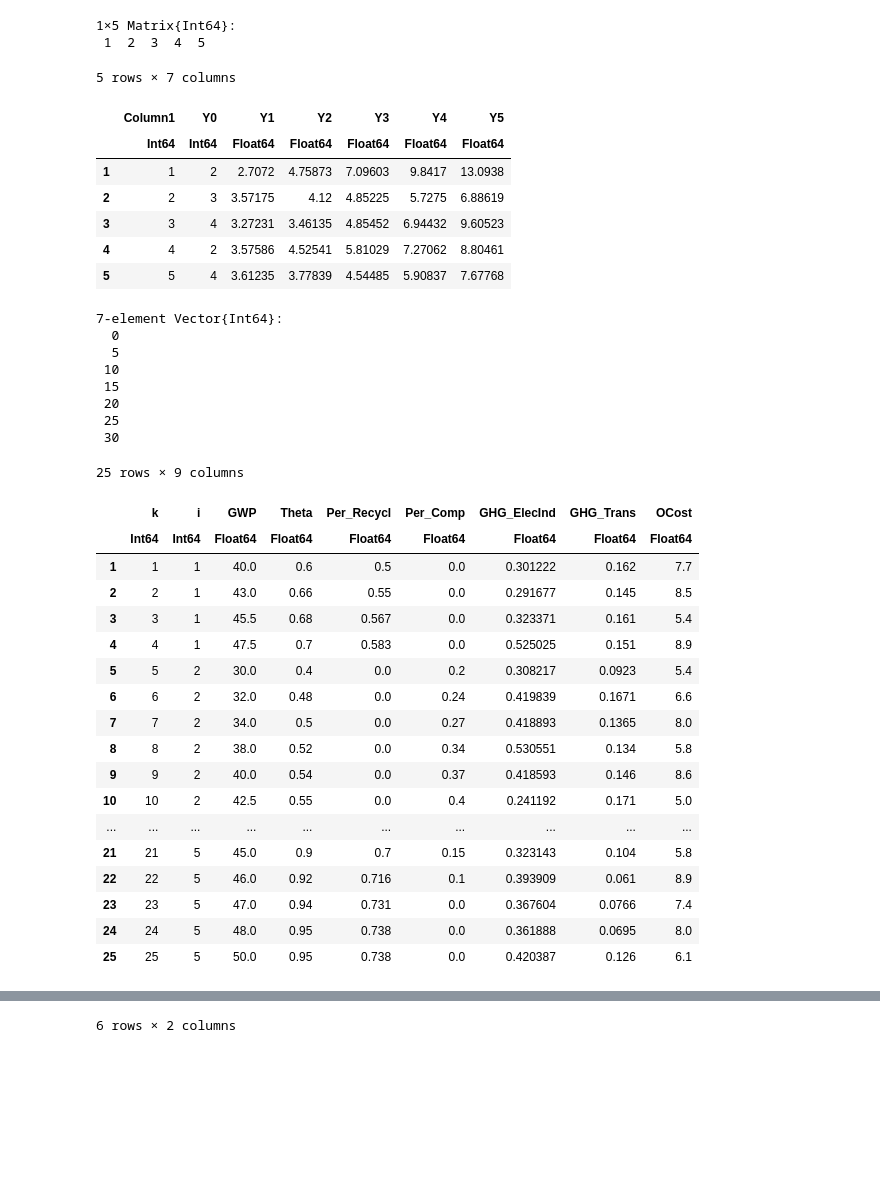
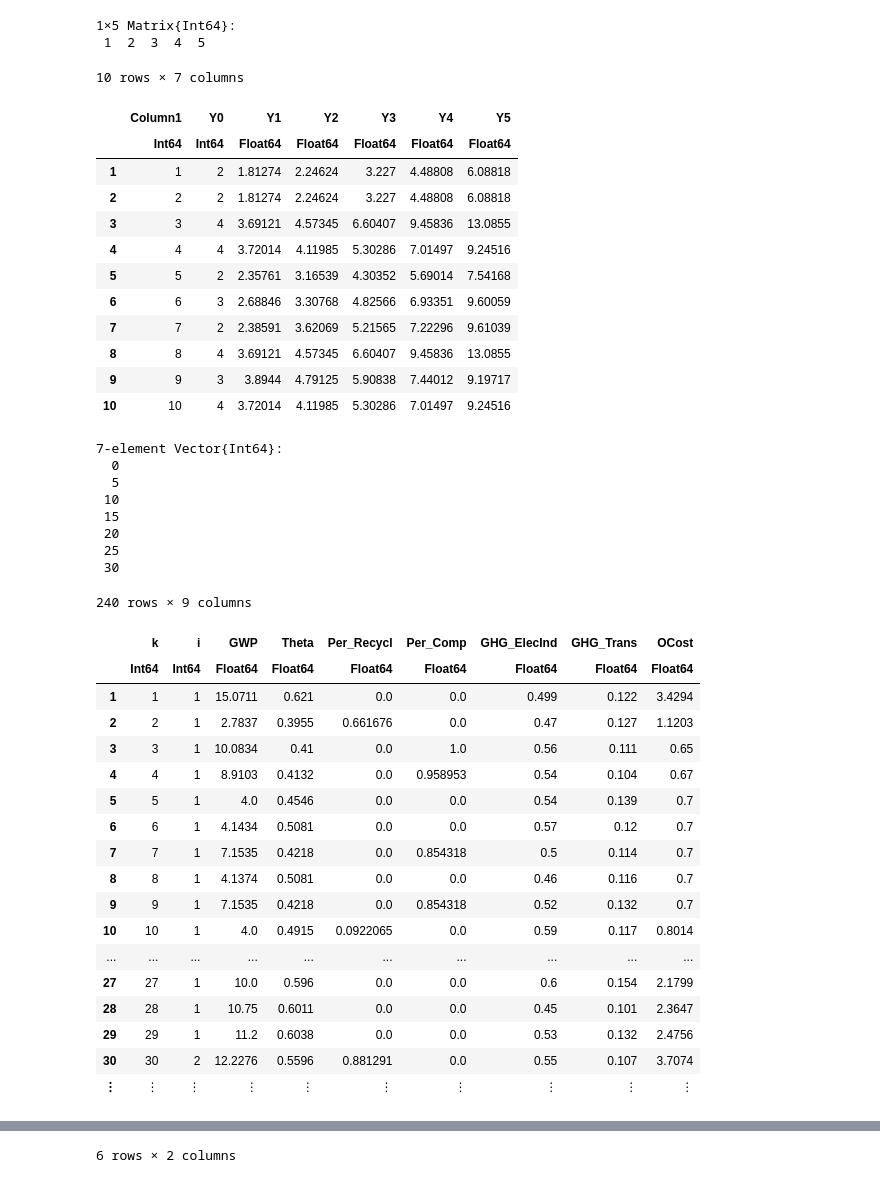
Before and after one commit to vyom-thakker/RoadmapsIAM, a Jupyter notebook: multiperiod-case-study.ipynb, the cells around one changed output, grey strips where cells are left out. Drawn from its saved outputs; the diff is of its cells as text; code cells hidden in the pictures; blank space fills up the shorter version.

```diff
--- a/multiperiod-case-study.ipynb
+++ b/multiperiod-case-study.ipynb
@@ -27,19 +27,21 @@ Dict{String, VersionNumber} with 3 entries:
   "PiecewiseLinearOpt" => v"0.3.0"
   "CPLEX"              => v"0.7.8"
 # %%
-innovations = CSV.File("./data/innovations.csv",header=1,delim=",") |> DataFrame
-mapki = CSV.File("./data/map-ki.csv",header=1,delim=",") |> DataFrame
-compromise = CSV.File("./data/compromise.csv",header=1,delim=",") |> DataFrame
-initial = CSV.File("./data/initial.csv",header=1,delim=",") |> DataFrame
+innovations = CSV.File("./data-case-roadmap/innovations.csv",header=1,delim=",") |> DataFrame
+mapki = CSV.File("./data-case-roadmap/map-ki.csv",header=1,delim=",") |> DataFrame
+compromise = CSV.File("./data-case-roadmap/compromise.csv",header=1,delim=",") |> DataFrame
+compromise[67:240,:GHG_ElecInd].+=1
+compromise[100:165,:GHG_ElecInd].+=0.5
+initial = CSV.File("./data-case-roadmap/initial.csv",header=1,delim=",") |> DataFrame
 iam_model = CSV.File("./data/iam_model.csv",header=1,delim=",") |> DataFrame
 ci=innovations[!,2]
 rl=innovations[!,3]
 initial
-
+innovations[3,2]=156
 #innovations[2,6]=7
 #compromise[!,3]=compromise[!,3]/2
 #innovations[2,2]=175
-innovations[2,2]=205
+#innovations[2,2]=205
 #innovations[2,3]=2
 #innovations[1,3]=3
 #innovations[4,2]=108
@@ -132,20 +157,25 @@ rl_vals=[1 2 3 4 5]
 1×5 Matrix{Int64}:
  1  2  3  4  5
 # %%
-inn_reg = CSV.File("./data/inn_reg.csv",header=1,delim=",") |> DataFrame
-inn_xrang = CSV.File("./data/inn_xrang.csv",header=1,delim=",") |> DataFrame
-inn_yrang = CSV.File("./data/inn_yrang.csv",header=1,delim=",") |> DataFrame
+inn_reg = CSV.File("./data-case-roadmap/inn_reg.csv",header=1,delim=",") |> DataFrame
+inn_xrang = CSV.File("./data-case-roadmap/inn_xrang.csv",header=1,delim=",") |> DataFrame
+inn_yrang = CSV.File("./data-case-roadmap/inn_yrang.csv",header=1,delim=",") |> DataFrame
 inn_yrang[!,"Y0"]=-1*(innovations[!,"RL"].-5)
 inn_yrang
 # %% [output]
-5 rows × 7 columns
+10 rows × 7 columns
 |  | Column1 | Y0 | Y1 | Y2 | Y3 | Y4 | Y5 |
 |  | Int64 | Int64 | Float64 | Float64 | Float64 | Float64 | Float64 |
-| 1 | 1 | 2 | 2.7072 | 4.75873 | 7.09603 | 9.8417 | 13.0938 |
-| 2 | 2 | 3 | 3.57175 | 4.12 | 4.85225 | 5.7275 | 6.88619 |
-| 3 | 3 | 4 | 3.27231 | 3.46135 | 4.85452 | 6.94432 | 9.60523 |
-| 4 | 4 | 2 | 3.57586 | 4.52541 | 5.81029 | 7.27062 | 8.80461 |
-| 5 | 5 | 4 | 3.61235 | 3.77839 | 4.54485 | 5.90837 | 7.67768 |
+| 1 | 1 | 2 | 1.81274 | 2.24624 | 3.227 | 4.48808 | 6.08818 |
+| 2 | 2 | 2 | 1.81274 | 2.24624 | 3.227 | 4.48808 | 6.08818 |
+| 3 | 3 | 4 | 3.69121 | 4.57345 | 6.60407 | 9.45836 | 13.0855 |
+| 4 | 4 | 4 | 3.72014 | 4.11985 | 5.30286 | 7.01497 | 9.24516 |
+| 5 | 5 | 2 | 2.35761 | 3.16539 | 4.30352 | 5.69014 | 7.54168 |
+| 6 | 6 | 3 | 2.68846 | 3.30768 | 4.82566 | 6.93351 | 9.60059 |
+| 7 | 7 | 2 | 2.38591 | 3.62069 | 5.21565 | 7.22296 | 9.61039 |
+| 8 | 8 | 4 | 3.69121 | 4.57345 | 6.60407 | 9.45836 | 13.0855 |
+| 9 | 9 | 3 | 3.8944 | 4.79125 | 5.90838 | 7.44012 | 9.19717 |
+| 10 | 10 | 4 | 3.72014 | 4.11985 | 5.30286 | 7.01497 | 9.24516 |
 # %%
 tau=[0,5,10,15,20,25,30]
 # %% [output]
@@ -160,25 +190,25 @@ tau=[0,5,10,15,20,25,30]
 # %%
 compromise
 # %% [output]
-25 rows × 9 columns
+240 rows × 9 columns
 |  | k | i | GWP | Theta | Per_Recycl | Per_Comp | GHG_ElecInd | GHG_Trans | OCost |
 |  | Int64 | Int64 | Float64 | Float64 | Float64 | Float64 | Float64 | Float64 | Float64 |
-| 1 | 1 | 1 | 40.0 | 0.6 | 0.5 | 0.0 | 0.301222 | 0.162 | 7.7 |
-| 2 | 2 | 1 | 43.0 | 0.66 | 0.55 | 0.0 | 0.291677 | 0.145 | 8.5 |
-| 3 | 3 | 1 | 45.5 | 0.68 | 0.567 | 0.0 | 0.323371 | 0.161 | 5.4 |
-| 4 | 4 | 1 | 47.5 | 0.7 | 0.583 | 0.0 | 0.525025 | 0.151 | 8.9 |
-| 5 | 5 | 2 | 30.0 | 0.4 | 0.0 | 0.2 | 0.308217 | 0.0923 | 5.4 |
-| 6 | 6 | 2 | 32.0 | 0.48 | 0.0 | 0.24 | 0.419839 | 0.1671 | 6.6 |
-| 7 | 7 | 2 | 34.0 | 0.5 | 0.0 | 0.27 | 0.418893 | 0.1365 | 8.0 |
-| 8 | 8 | 2 | 38.0 | 0.52 | 0.0 | 0.34 | 0.530551 | 0.134 | 5.8 |
-| 9 | 9 | 2 | 40.0 | 0.54 | 0.0 | 0.37 | 0.418593 | 0.146 | 8.6 |
-| 10 | 10 | 2 | 42.5 | 0.55 | 0.0 | 0.4 | 0.241192 | 0.171 | 5.0 |
+| 1 | 1 | 1 | 15.0711 | 0.621 | 0.0 | 0.0 | 0.499 | 0.122 | 3.4294 |
+| 2 | 2 | 1 | 2.7837 | 0.3955 | 0.661676 | 0.0 | 0.47 | 0.127 | 1.1203 |
+| 3 | 3 | 1 | 10.0834 | 0.41 | 0.0 | 1.0 | 0.56 | 0.111 | 0.65 |
+| 4 | 4 | 1 | 8.9103 | 0.4132 | 0.0 | 0.958953 | 0.54 | 0.104 | 0.67 |
+| 5 | 5 | 1 | 4.0 | 0.4546 | 0.0 | 0.0 | 0.54 | 0.139 | 0.7 |
+| 6 | 6 | 1 | 4.1434 | 0.5081 | 0.0 | 0.0 | 0.57 | 0.12 | 0.7 |
+| 7 | 7 | 1 | 7.1535 | 0.4218 | 0.0 | 0.854318 | 0.5 | 0.114 | 0.7 |
+| 8 | 8 | 1 | 4.1374 | 0.5081 | 0.0 | 0.0 | 0.46 | 0.116 | 0.7 |
+| 9 | 9 | 1 | 7.1535 | 0.4218 | 0.0 | 0.854318 | 0.52 | 0.132 | 0.7 |
+| 10 | 10 | 1 | 4.0 | 0.4915 | 0.0922065 | 0.0 | 0.59 | 0.117 | 0.8014 |
 | ... | ... | ... | ... | ... | ... | ... | ... | ... | ... |
-| 21 | 21 | 5 | 45.0 | 0.9 | 0.7 | 0.15 | 0.323143 | 0.104 | 5.8 |
-| 22 | 22 | 5 | 46.0 | 0.92 | 0.716 | 0.1 | 0.393909 | 0.061 | 8.9 |
-| 23 | 23 | 5 | 47.0 | 0.94 | 0.731 | 0.0 | 0.367604 | 0.0766 | 7.4 |
-| 24 | 24 | 5 | 48.0 | 0.95 | 0.738 | 0.0 | 0.361888 | 0.0695 | 8.0 |
-| 25 | 25 | 5 | 50.0 | 0.95 | 0.738 | 0.0 | 0.420387 | 0.126 | 6.1 |
+| 27 | 27 | 1 | 10.0 | 0.596 | 0.0 | 0.0 | 0.6 | 0.154 | 2.1799 |
+| 28 | 28 | 1 | 10.75 | 0.6011 | 0.0 | 0.0 | 0.45 | 0.101 | 2.3647 |
+| 29 | 29 | 1 | 11.2 | 0.6038 | 0.0 | 0.0 | 0.53 | 0.132 | 2.4756 |
+| 30 | 30 | 2 | 12.2276 | 0.5596 | 0.881291 | 0.0 | 0.55 | 0.107 | 3.7074 |
+| ⋮ | ⋮ | ⋮ | ⋮ | ⋮ | ⋮ | ⋮ | ⋮ | ⋮ | ⋮ |
 # %%
 function tech_roadmap_mccormick_peicewise_iam_multipd(co2_target,circularity_target)
 
```
Also changed, not shown: parts of 16 cells of this notebook, 6 other files.
